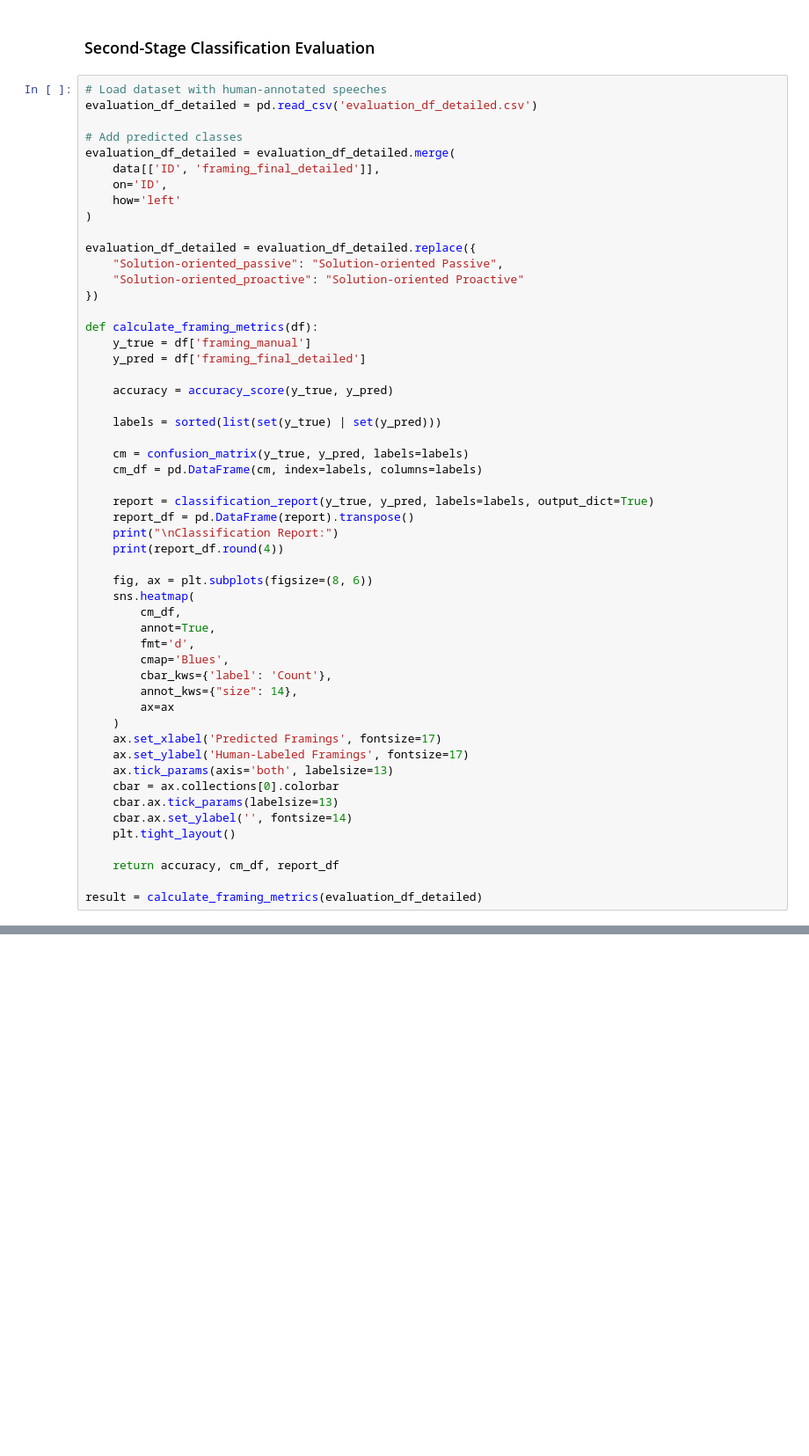
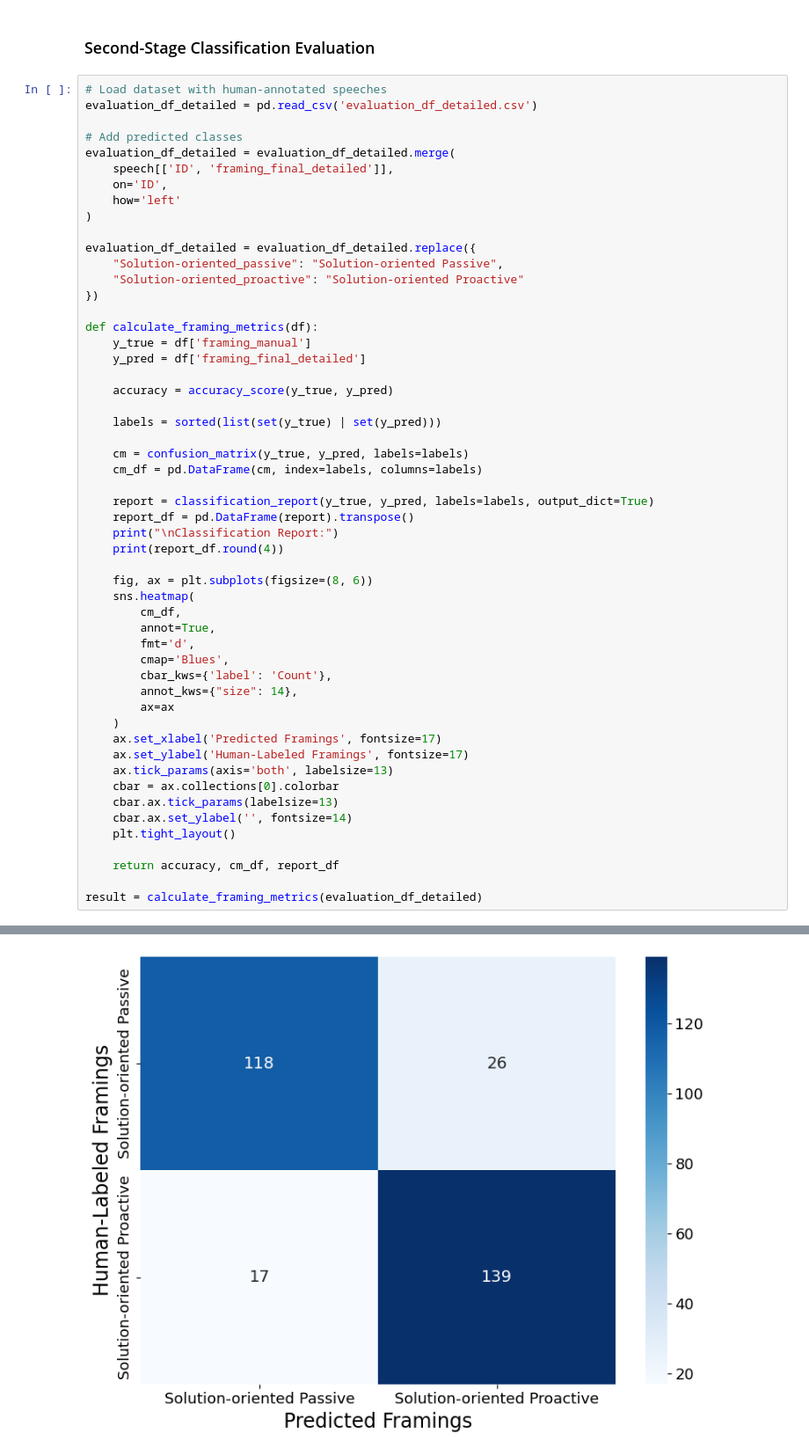
Before and after one commit to TheWarhaus/From-Solutions-to-Denial-Replication-Package, a Jupyter notebook: annotation_evaluation.ipynb, the cells around one changed output, grey strips where cells are left out. Shown at 88% size. Cells and saved outputs as stored; diff of their text form; blank space fills up the shorter version.

```diff
--- a/annotation_evaluation.ipynb
+++ b/annotation_evaluation.ipynb
@@ -98,7 +158,7 @@ evaluation_df_detailed = pd.read_csv('evaluation_df_detailed.csv')
 
 # Add predicted classes
 evaluation_df_detailed = evaluation_df_detailed.merge(
-    data[['ID', 'framing_final_detailed']],
+    speech[['ID', 'framing_final_detailed']],
     on='ID',
     how='left'
 )
@@ -145,3 +205,4 @@ def calculate_framing_metrics(df):
     return accuracy, cm_df, report_df
 
 result = calculate_framing_metrics(evaluation_df_detailed)
+# %% [output]
@@ -147,0 +216 @@ result = calculate_framing_metrics(evaluation_df_detailed)
+[figure, added]
```
Also changed, not shown: parts of 5 cells of this notebook, 4 other files.
